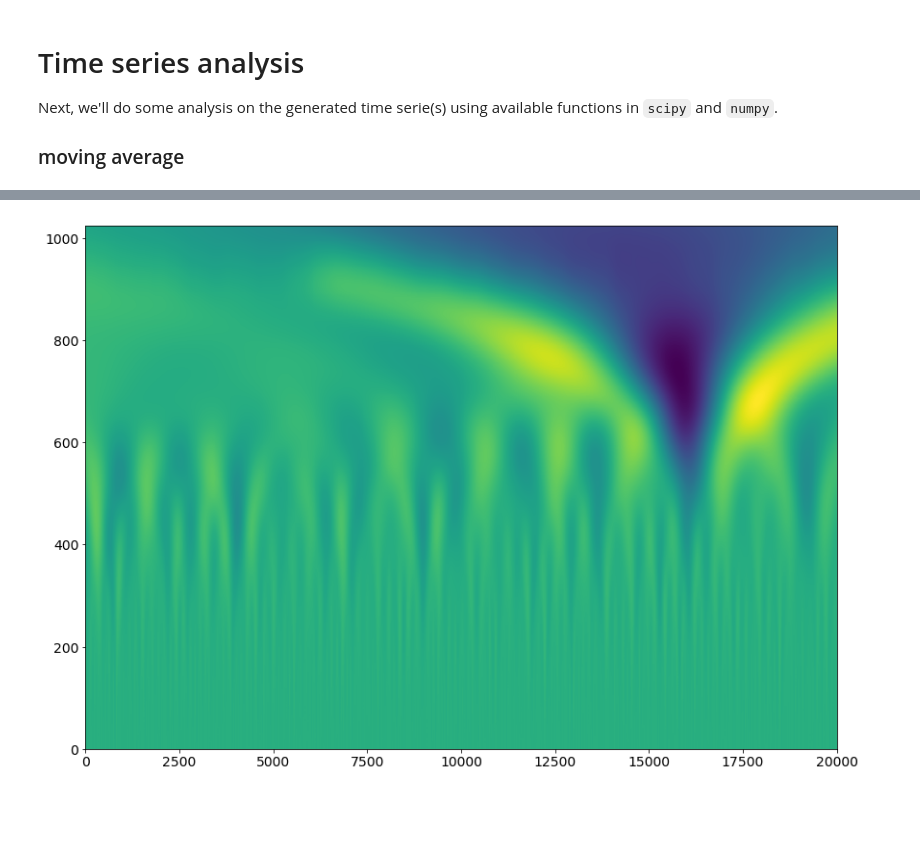
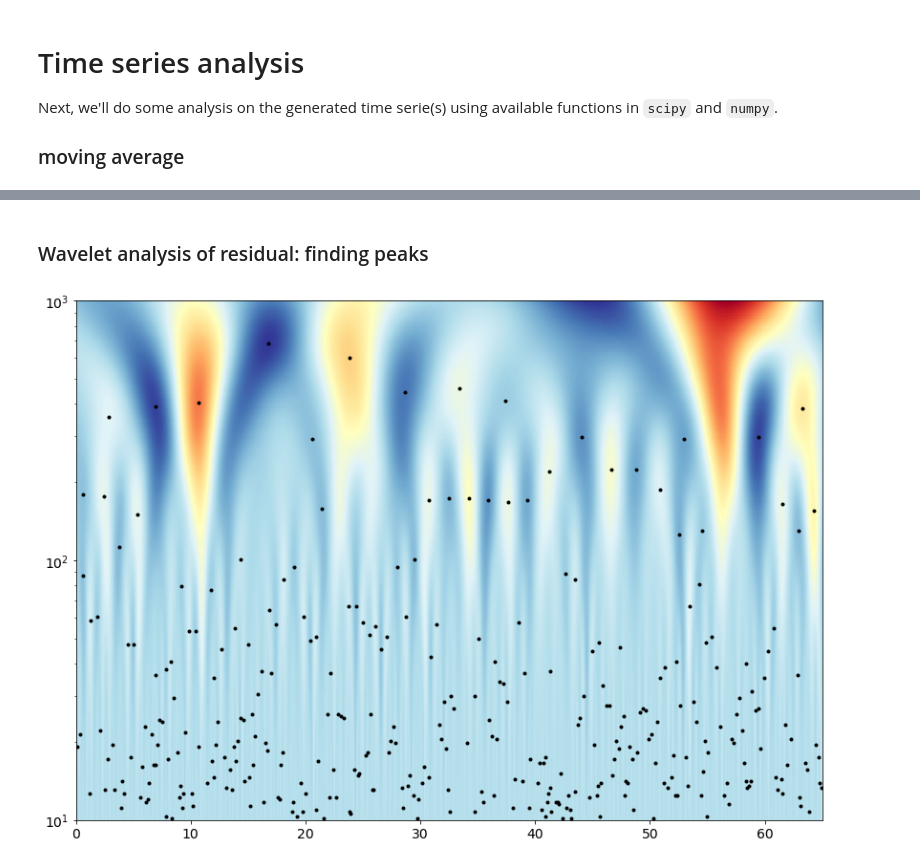
Before and after one commit to jhidding/stability, a Jupyter notebook: May77.ipynb, the cells around one changed output, grey strips where cells are left out. Cells and saved outputs as stored; diff of their text form; code cells hidden in the pictures; blank space fills up the shorter version.

```diff
--- a/May77.ipynb
+++ b/May77.ipynb
@@ -496,3 +494,5 @@ plt.show()
 res = y - y_smooth
 idx = np.arange(1000)[None,:] + np.arange(9000)[:, None]
 stds = res[idx].std(axis=1)
+# %% [markdown]
+### Wavelet analysis of residual: finding peaks
@@ -499,10 +501,26 @@ stds = res[idx].std(axis=1)
 # %%
 from scipy import signal
-# %%
-widths = np.logspace(1, 4, 1024)
-res = y - simple_moving_average(y, 1001)
-res_cwt = signal.cwt(res, signal.ricker, widths)
-plt.pcolormesh(res_cwt)
-plt.show()
-# %% [output]
-[figure, removed]
+# %%
+y = x[:, 0]
+widths = np.logspace(1.0, 3.0, 256)
+res = y - simple_moving_average(y, 2001)
+res_cwt = signal.cwt(res[:13000], signal.ricker, widths)
+
+extrema = np.where(np.logical_or(
+    filters.maximum_filter(res_cwt, size=10, mode='nearest') == res_cwt,
+    filters.minimum_filter(res_cwt, size=10, mode='nearest') == res_cwt))
+
+good = np.where(
+    np.logical_and(
+        np.logical_and(extrema[0]!=0, extrema[0]!=res_cwt.shape[0]-1),
+        np.logical_and(extrema[1]!=0, extrema[1]!=res_cwt.shape[1]-1)))
+
+extreme_values = np.c_[t[extrema[1][good]], widths[extrema[0][good]], res_cwt[extrema[0][good], extrema[1][good]]**2]
+
+fig = plt.subplot(111)
+fig.set_yscale('log')
+fig.pcolormesh(t[:13000], widths, res_cwt, cmap='RdYlBu')
+fig.plot(extreme_values[:,0], extreme_values[:,1], '.', c='k')
+plt.show()
+# %% [output]
+[figure, added]
```
Also changed, not shown: parts of 13 cells of this notebook, 1 other file.
